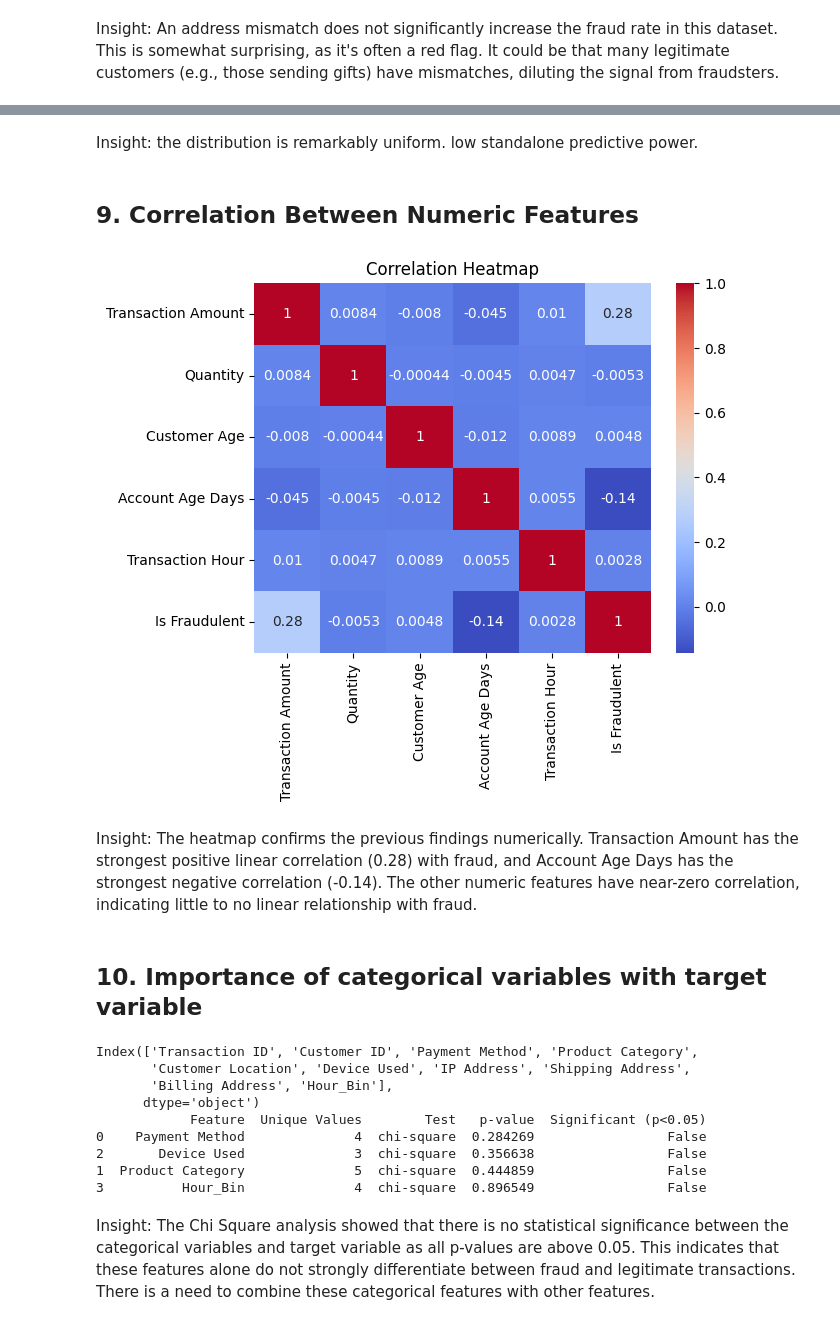
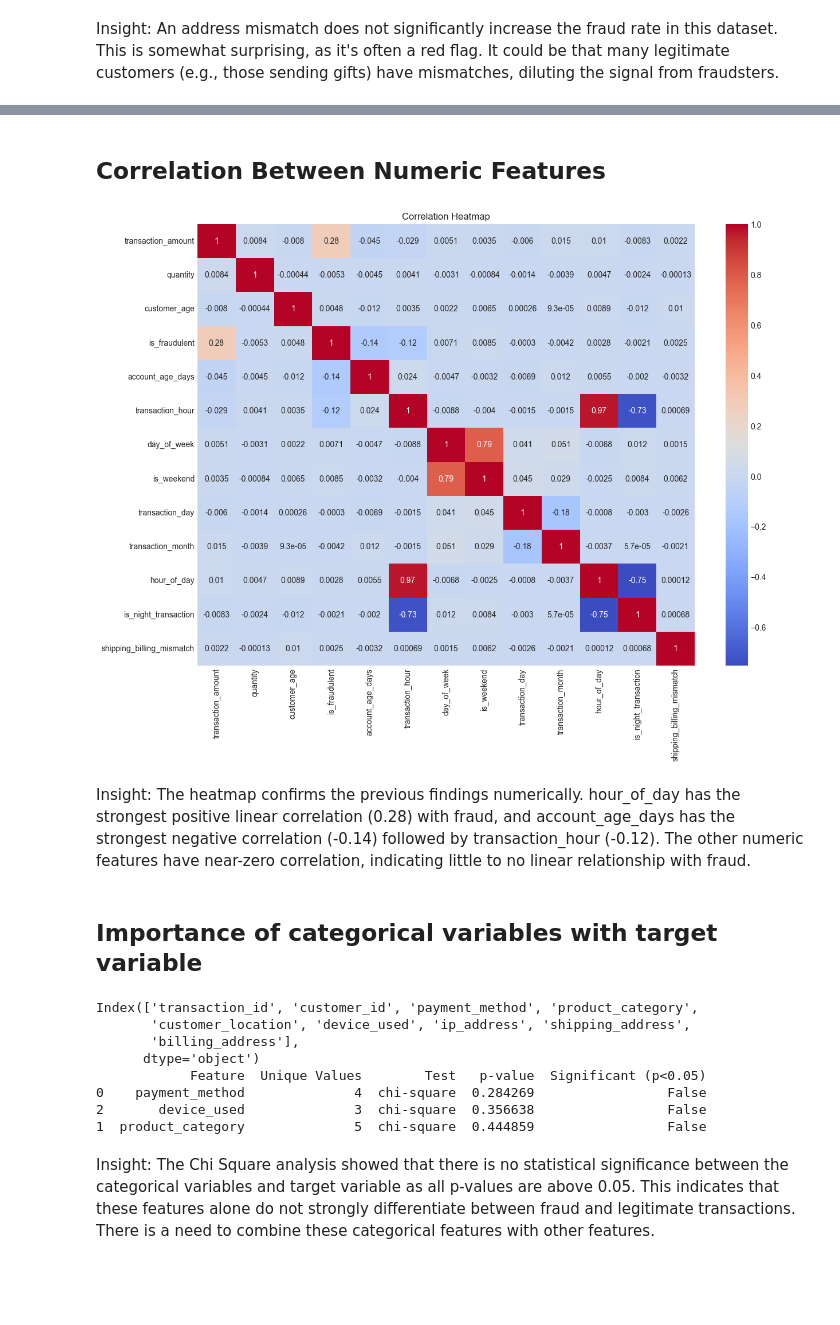
Before and after one commit to briannoelkesuma/BT4012-Group-15-Ecommerce-Fraud, a Jupyter notebook: notebook.ipynb, the cells around one changed output, grey strips where cells are left out. Drawn from its saved outputs; the diff is of its cells as text; code cells hidden in the pictures; blank space fills up the shorter version.

```diff
--- a/notebook.ipynb
+++ b/notebook.ipynb
@@ -31,4 +50,13 @@ The autoreload extension is already loaded. To reload it, use:
+# %%
+# --- SCRIPT CONFIGURATION ---
+pd.set_option('display.max_columns', None)
+sns.set_style('whitegrid')
 # %% [markdown]
 # Loading Data
 # %%
-data = pd.read_csv('./Fraudulent_E-Commerce_Transaction_Data_2.csv')
+print("--- Loading Data ---")
+df = pd.read_csv('Fraudulent_E-Commerce_Transaction_Data_2.csv')
+df.columns = df.columns.str.replace(' ', '_').str.lower()
+df['transaction_date'] = pd.to_datetime(df['transaction_date'])
+df = df.sort_values('transaction_date').reset_index(drop=True)
+print("Data loaded, cleaned, and sorted by date.")
@@ -35,5 +66,6 @@ data = pd.read_csv('./Fraudulent_E-Commerce_Transaction_Data_2.csv')
 # %% [markdown]
 # Displaying Data
 # %%
-data
+df_eda = df.copy()
+df_eda
 # %% [output]
@@ -351,8 +387,8 @@ plt.show()
 Insight: Unlike account age, the customer's actual age shows almost no difference between fraudulent and non-fraudulent transactions. The distributions are nearly identical. This feature is likely to have very low predictive power.
 # %%
 # Address mismatch analysis
-data['Address Mismatch'] = (data['Shipping Address'] != data['Billing Address']).astype(int)
-sns.barplot(x='Address Mismatch', y='Is Fraudulent', data=data)
-plt.title("Fraud Rate by Address Mismatch")
+df_eda['shipping_billing_mismatch'] = (df_eda['shipping_address'] != df_eda['billing_address']).astype(int)
+sns.barplot(x='shipping_billing_mismatch', y='is_fraudulent', data=df_eda)
+plt.title("Fraud Rate by shipping_billing_mismatch")
 plt.show()
 # %% [output]
@@ -384,49 +398,48 @@ plt.show()
-# %% [markdown]
-Insight: the distribution is remarkably uniform. low standalone predictive power.
 # %% [markdown]
-## 9. Correlation Between Numeric Features
+## Correlation Between Numeric Features
 # %%
 # Correlation analysis
-numeric_cols = ['Transaction Amount', 'Quantity', 'Customer Age', 'Account Age Days', 'Transaction Hour']
-corr = data[numeric_cols + ['Is Fraudulent']].corr()
+numeric_cols = df_eda.select_dtypes(include=['int','float']).columns.tolist()
+corr = df_eda[numeric_cols].corr()
 
+plt.figure(figsize=(14, 10))
 sns.heatmap(corr, annot=True, cmap='coolwarm')
 plt.title("Correlation Heatmap")
 plt.show()
 # %% [output]
-[figure, old version]
+[figure, new version]
 # %% [markdown]
-Insight: The heatmap confirms the previous findings numerically. Transaction Amount has the strongest positive linear correlation (0.28) with fraud, and Account Age Days has the strongest negative correlation (-0.14). The other numeric features have near-zero correlation, indicating little to no linear relationship with fraud.
+Insight: The heatmap confirms the previous findings numerically. hour_of_day has the strongest positive linear correlation (0.28) with fraud, and account_age_days has the strongest negative correlation (-0.14) followed by transaction_hour (-0.12). The other numeric features have near-zero correlation, indicating little to no linear relationship with fraud.
 # %% [markdown]
-## 10. Importance of categorical variables with target variable
+## Importance of categorical variables with target variable
 # %%
-def categorical_target_association(df, target_col):
+def categorical_target_association(df_eda, target_col):
     results = []
 
     # Select categorical columns (exclude ID-like ones)
-    categorical_cols = df.select_dtypes(include=['object', 'category']).columns
+    categorical_cols = df_eda.select_dtypes(include=['object', 'category']).columns
     print(categorical_cols)
 
     for col in categorical_cols:
         # Skip columns that are unique identifiers
-        if df[col].nunique() > 50:
+        if df_eda[col].nunique() > 50:
             continue
 
-        unique_vals = df[col].nunique()
-        target = df[target_col]
+        unique_vals = df_eda[col].nunique()
+        target = df_eda[target_col]
 
         # Binary categorical → use t-test
         if unique_vals == 2:
             groups = []
-            for val in df[col].unique():
-                groups.append(target[df[col] == val])
+            for val in df_eda[col].unique():
+                groups.append(target[df_eda[col] == val])
 
             t_stat, p_val = ttest_ind(groups[0], groups[1], equal_var=False)
             test_type = 't-test'
 
         # Multi-category → use chi-squared test
         else:
-            contingency = pd.crosstab(df[col], target)
+            contingency = pd.crosstab(df_eda[col], target)
             chi2, p_val, dof, expected = chi2_contingency(contingency)
             test_type = 'chi-square'
 
@@ -441,17 +454,16 @@ def categorical_target_association(df, target_col):
     results_df['Significant (p<0.05)'] = results_df['p-value'] < 0.05
     return results_df.sort_values('p-value')
 
-results = categorical_target_association(data, 'Is Fraudulent')
+results = categorical_target_association(df_eda, 'is_fraudulent')
 print(results)
 # %% [output]
-Index(['Transaction ID', 'Customer ID', 'Payment Method', 'Product Category',
-       'Customer Location', 'Device Used', 'IP Address', 'Shipping Address',
-       'Billing Address', 'Hour_Bin'],
+Index(['transaction_id', 'customer_id', 'payment_method', 'product_category',
+       'customer_location', 'device_used', 'ip_address', 'shipping_address',
+       'billing_address'],
       dtype='object')
             Feature  Unique Values        Test   p-value  Significant (p<0.05)
-0    Payment Method              4  chi-square  0.284269                 False
-2       Device Used              3  chi-square  0.356638                 False
-1  Product Category              5  chi-square  0.444859                 False
-3          Hour_Bin              4  chi-square  0.896549                 False
+0    payment_method              4  chi-square  0.284269                 False
+2       device_used              3  chi-square  0.356638                 False
+1  product_category              5  chi-square  0.444859                 False
 # %% [markdown]
 Insight: The Chi Square analysis showed that there is no statistical significance between the categorical variables and target variable as all p-values are above 0.05. This indicates that these features alone do not strongly differentiate between fraud and legitimate transactions. There is a need to combine these categorical features with other features.
```
Also changed, not shown: parts of 58 cells of this notebook.
